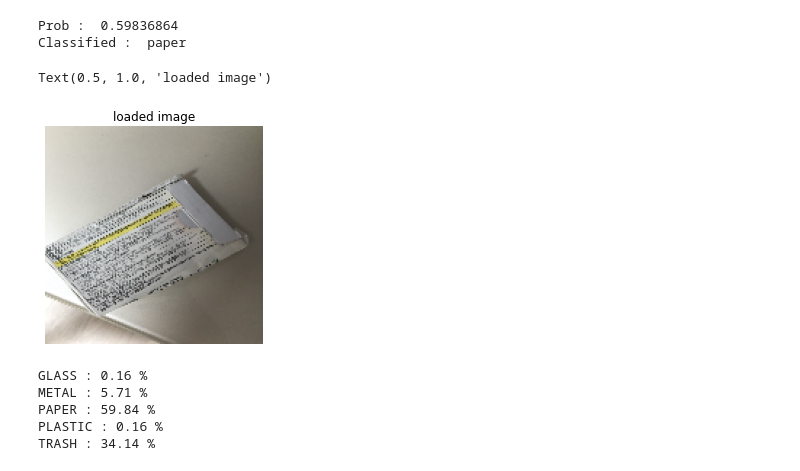
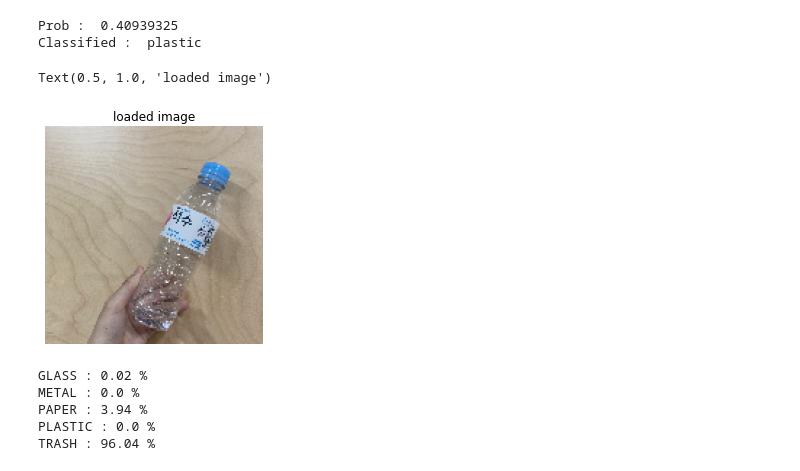
Before and after one commit to apple0626/Trash_Classification, a Jupyter notebook: save_and_test/test_trash.ipynb, the cells around one changed output. Saved outputs shown, nothing was run; the diff lists cells and outputs as text; code cells hidden in the pictures.

Commit message:
upload model, test, final code

```diff
--- a/save_and_test/test_trash.ipynb
+++ b/save_and_test/test_trash.ipynb
@@ -17,39 +17,40 @@ class_names = ['glass', 'metal', 'paper', 'plastic', 'trash']
 # %%
 from tensorflow.keras.preprocessing import image
 import numpy as np
 
-test_path = "D:/Recycling_Keras/sample/sample31.jpg"
+test_path = "D:/Recycling_Keras/sample/sample119.jpg"
 img = keras.preprocessing.image.load_img(
     test_path, target_size=(150, 150)
 )
 img_array = image.img_to_array(img, dtype=np.uint8)
 img = np.array(img)/255.0
 prediction = model.predict(img[np.newaxis, ...])
 
 print('Prob : ', np.max(prediction[0], axis = -1))
 predicted_class = class_names[np.argmax(prediction[0], axis = -1)]
 print('Classified : ', predicted_class, '\n')
 
 plt.axis('off')
 plt.imshow(img.squeeze())
 plt.title('loaded image')
 # %% [output]
-Prob :  0.59836864
-Classified :  paper
+Prob :  0.40939325
+Classified :  plastic
 Text(0.5, 1.0, 'loaded image')
-[figure, old version]
+[figure, new version]
 # %%
 classes = []
 probability = []
 
 for i, j in enumerate(prediction[0], 0):
-    print(class_names[i].upper(), ':', round(j * 100, 2), '%')
+    print(class_names[i]
+          .upper(), ':', round(j * 100, 2), '%')
 # %% [output]
-GLASS : 0.16 %
-METAL : 5.71 %
-PAPER : 59.84 %
-PLASTIC : 0.16 %
-TRASH : 34.14 %
+GLASS : 0.02 %
+METAL : 0.0 %
+PAPER : 3.94 %
+PLASTIC : 0.0 %
+TRASH : 96.04 %
 # %%
 f = open("D:/Recycling_Keras/result.txt", 'w')
 f.write(class_names[np.argmax(score)])
```
Also changed, not shown: parts of 1 cell of this notebook, 2 other files.
